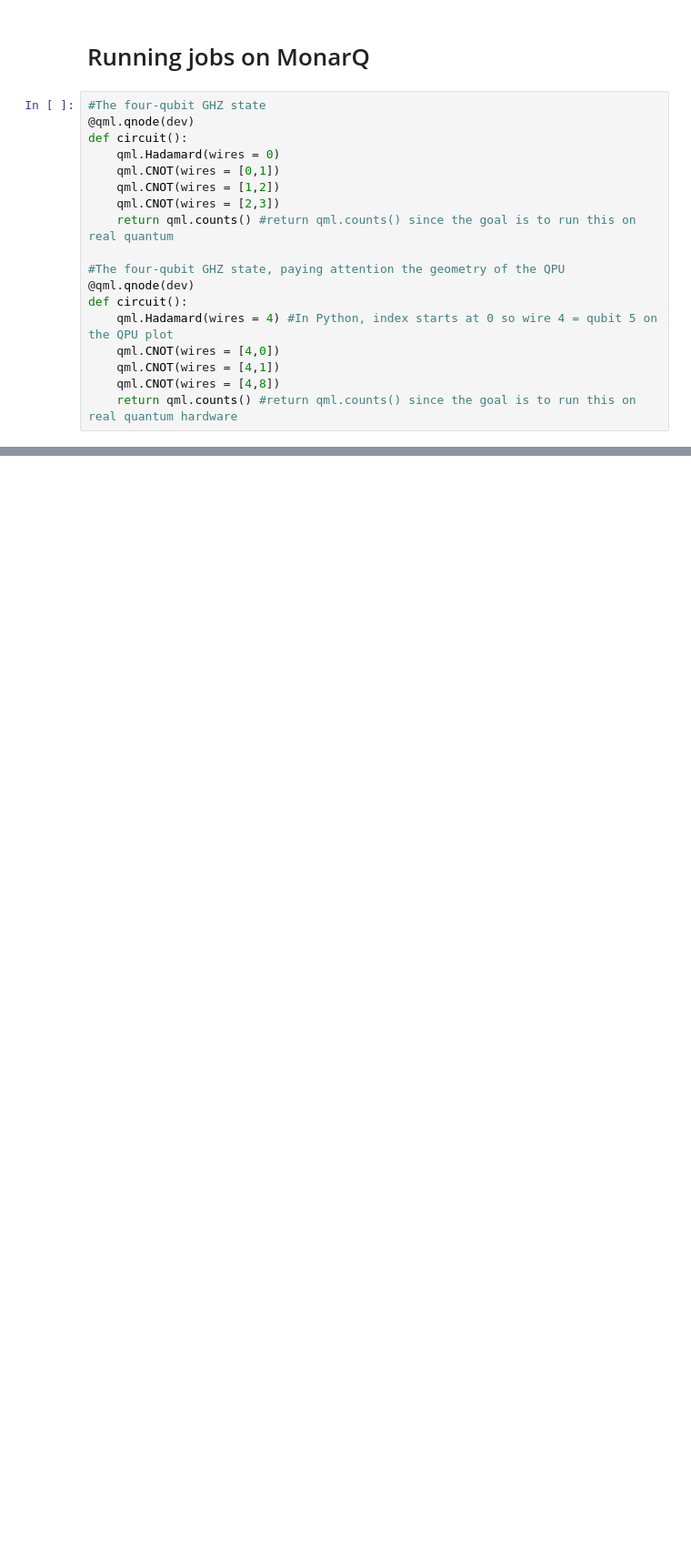
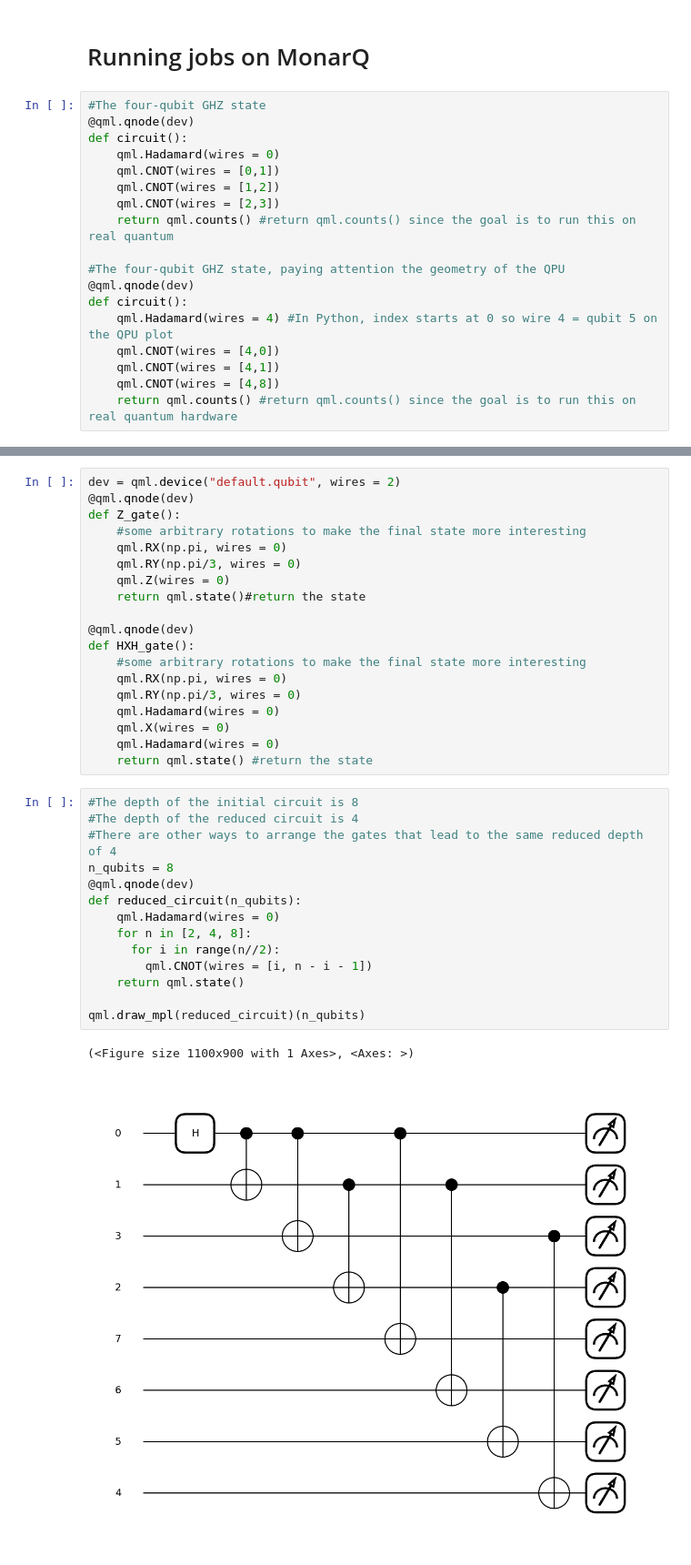
Before and after one commit to SamarShabanCS/ciq102-introduction-pennylane, a Jupyter notebook: English/Solutions.ipynb, the cells around one changed output, grey strips where cells are left out. Shown at 91% size. Saved outputs shown, nothing was run; the diff lists cells and outputs as text; blank space fills up the shorter version.

```diff
--- a/English/Solutions.ipynb
+++ b/English/Solutions.ipynb
@@ -125,0 +128,36 @@ def circuit():
+# %%
+dev = qml.device("default.qubit", wires = 2)
+@qml.qnode(dev)
+def Z_gate():
+    #some arbitrary rotations to make the final state more interesting
+    qml.RX(np.pi, wires = 0)
+    qml.RY(np.pi/3, wires = 0)
+    qml.Z(wires = 0)
+    return qml.state()#return the state
+
+@qml.qnode(dev)
+def HXH_gate():
+    #some arbitrary rotations to make the final state more interesting
+    qml.RX(np.pi, wires = 0)
+    qml.RY(np.pi/3, wires = 0)
+    qml.Hadamard(wires = 0)
+    qml.X(wires = 0)
+    qml.Hadamard(wires = 0)
+    return qml.state() #return the state
+# %%
+#The depth of the initial circuit is 8
+#The depth of the reduced circuit is 4
+#There are other ways to arrange the gates that lead to the same reduced depth of 4
+n_qubits = 8
+@qml.qnode(dev)
+def reduced_circuit(n_qubits):
+    qml.Hadamard(wires = 0)
+    for n in [2, 4, 8]:
+      for i in range(n//2):
+        qml.CNOT(wires = [i, n - i - 1])
+    return qml.state()
+
+qml.draw_mpl(reduced_circuit)(n_qubits)
+# %% [output]
+(<Figure size 1100x900 with 1 Axes>, <Axes: >)
+[figure, added]
```
Also changed, not shown: parts of 1 cell of this notebook, 1 other file.
